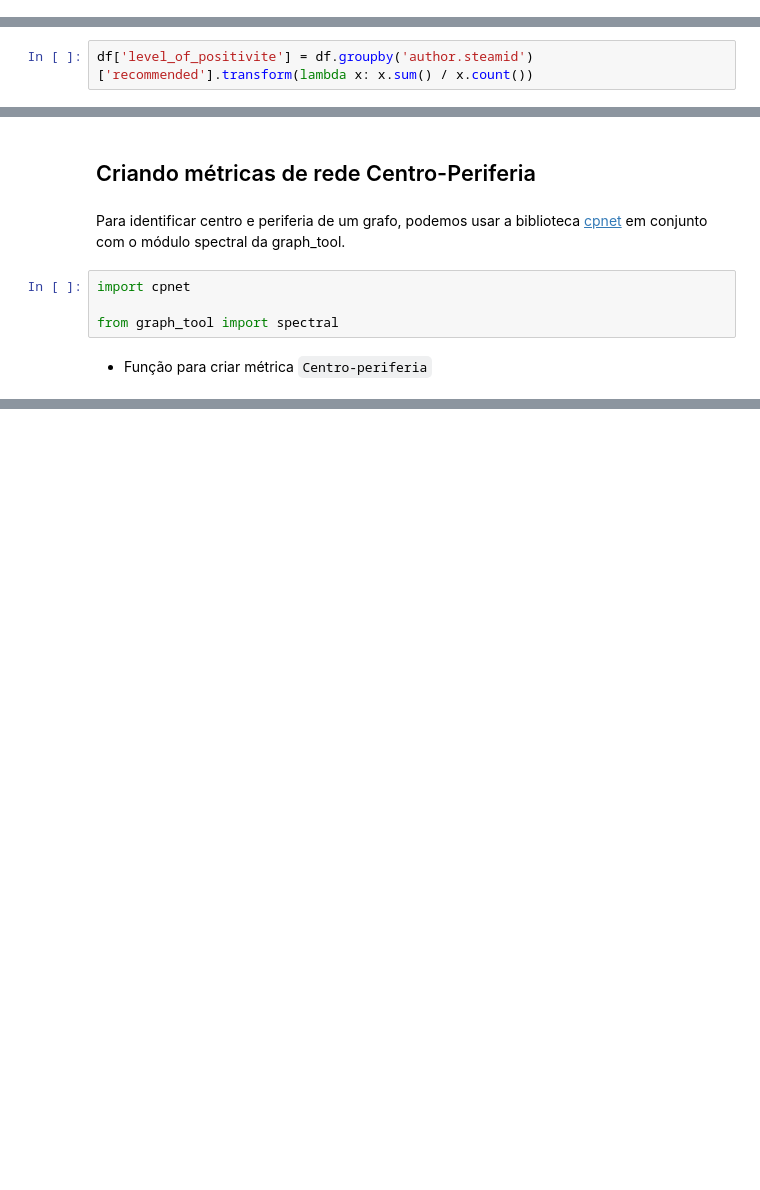
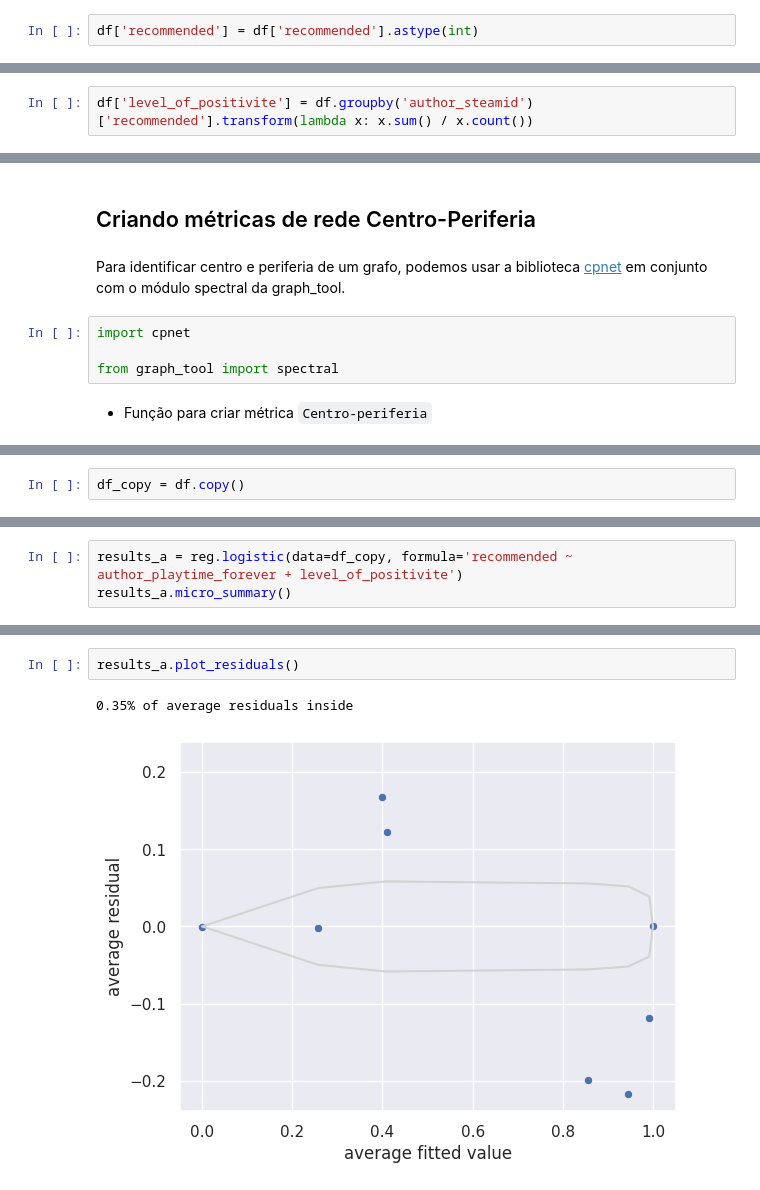
Before and after one commit to DaviReisVieira/projeto-1-redesoc, a Jupyter notebook: 2. Criação de Modelos.ipynb, the cells around one changed output, grey strips where cells are left out. Saved outputs shown, nothing was run; the diff lists cells and outputs as text; blank space fills up the shorter version.

```diff
--- a/2. Criação de Modelos.ipynb
+++ b/2. Criação de Modelos.ipynb
@@ -55,0 +62,2 @@ memory usage: 11.3+ MB
+# %%
+df['recommended'] = df['recommended'].astype(int)
@@ -58,5 +86,5 @@ memory usage: 11.3+ MB
 # %%
-df['level_of_positivite'] = df.groupby('author.steamid')['recommended'].transform(lambda x: x.sum() / x.count())
+df['level_of_positivite'] = df.groupby('author_steamid')['recommended'].transform(lambda x: x.sum() / x.count())
 # %% [markdown]
 ## Carregando a rede criada previamente
 # %%
@@ -86,0 +113,2 @@ def
+# %%
+df_copy = df.copy()
@@ -86,0 +141,3 @@ def
+# %%
+results_a = reg.logistic(data=df_copy, formula='recommended ~ author_playtime_forever + level_of_positivite')
+results_a.micro_summary()
@@ -86,0 +151,5 @@ def
+# %%
+results_a.plot_residuals()
+# %% [output]
+0.35% of average residuals inside
+[figure, added]
```
Also changed, not shown: parts of 15 cells of this notebook, 4 other files.
